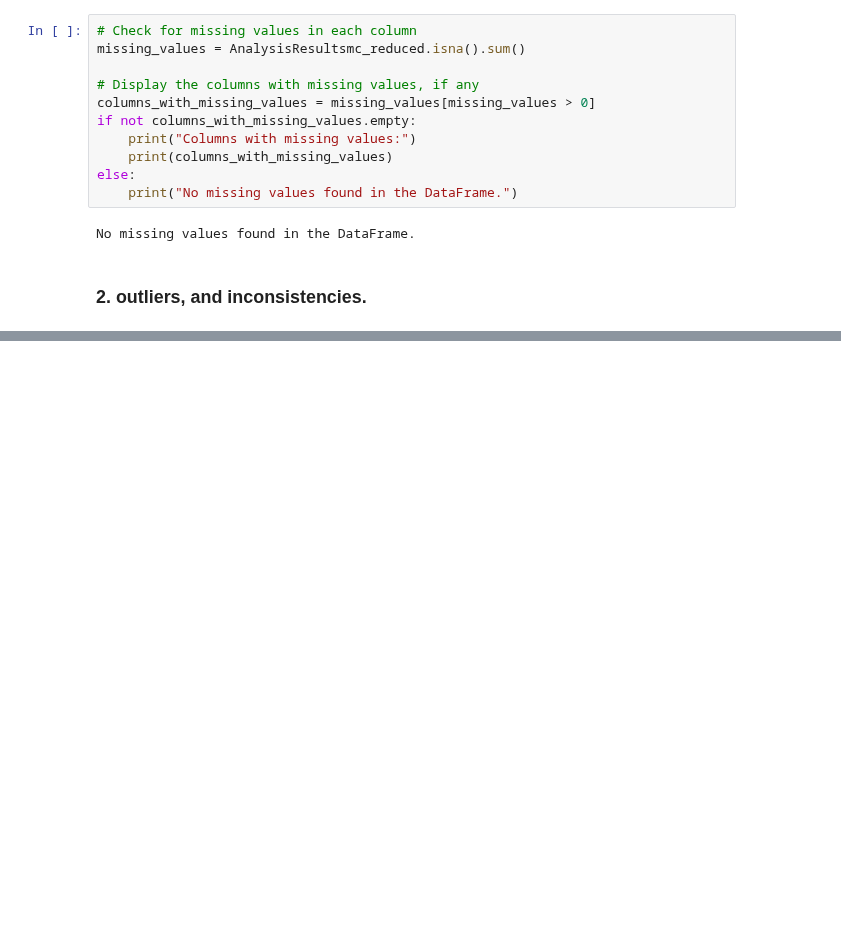
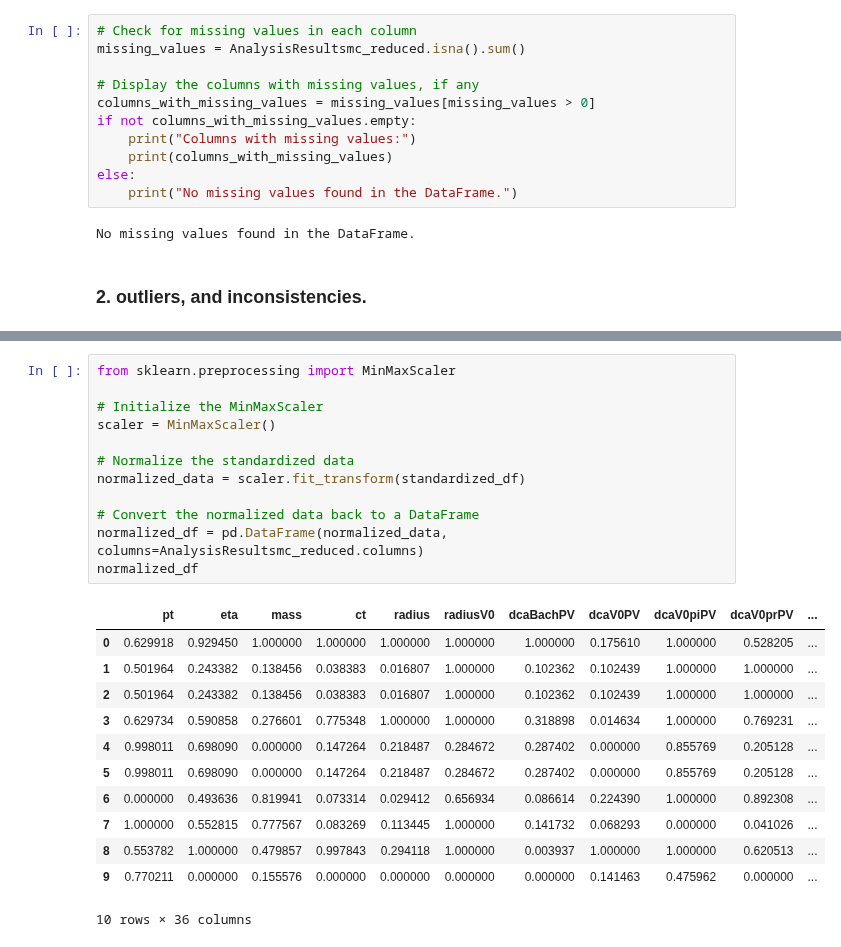
Before and after one commit to robertnesterodhiambo/Advanced_Data_analysis, a Jupyter notebook: OmegaBDT.ipynb, the cells around one changed output, grey strips where cells are left out. Cells and saved outputs as stored; diff of their text form; blank space fills up the shorter version.

```diff
--- a/OmegaBDT.ipynb
+++ b/OmegaBDT.ipynb
@@ -304,0 +326,25 @@ standardized_df
+# %%
+from sklearn.preprocessing import MinMaxScaler
+
+# Initialize the MinMaxScaler
+scaler = MinMaxScaler()
+
+# Normalize the standardized data
+normalized_data = scaler.fit_transform(standardized_df)
+
+# Convert the normalized data back to a DataFrame
+normalized_df = pd.DataFrame(normalized_data, columns=AnalysisResultsmc_reduced.columns)
+normalized_df
+# %% [output]
+|  | pt | eta | mass | ct | radius | radiusV0 | dcaBachPV | dcaV0PV | dcaV0piPV | dcaV0prPV | ... |
+| 0 | 0.629918 | 0.929450 | 1.000000 | 1.000000 | 1.000000 | 1.000000 | 1.000000 | 0.175610 | 1.000000 | 0.528205 | ... |
+| 1 | 0.501964 | 0.243382 | 0.138456 | 0.038383 | 0.016807 | 1.000000 | 0.102362 | 0.102439 | 1.000000 | 1.000000 | ... |
+| 2 | 0.501964 | 0.243382 | 0.138456 | 0.038383 | 0.016807 | 1.000000 | 0.102362 | 0.102439 | 1.000000 | 1.000000 | ... |
+| 3 | 0.629734 | 0.590858 | 0.276601 | 0.775348 | 1.000000 | 1.000000 | 0.318898 | 0.014634 | 1.000000 | 0.769231 | ... |
+| 4 | 0.998011 | 0.698090 | 0.000000 | 0.147264 | 0.218487 | 0.284672 | 0.287402 | 0.000000 | 0.855769 | 0.205128 | ... |
+| 5 | 0.998011 | 0.698090 | 0.000000 | 0.147264 | 0.218487 | 0.284672 | 0.287402 | 0.000000 | 0.855769 | 0.205128 | ... |
+| 6 | 0.000000 | 0.493636 | 0.819941 | 0.073314 | 0.029412 | 0.656934 | 0.086614 | 0.224390 | 1.000000 | 0.892308 | ... |
+| 7 | 1.000000 | 0.552815 | 0.777567 | 0.083269 | 0.113445 | 1.000000 | 0.141732 | 0.068293 | 0.000000 | 0.041026 | ... |
+| 8 | 0.553782 | 1.000000 | 0.479857 | 0.997843 | 0.294118 | 1.000000 | 0.003937 | 1.000000 | 1.000000 | 0.620513 | ... |
+| 9 | 0.770211 | 0.000000 | 0.155576 | 0.000000 | 0.000000 | 0.000000 | 0.000000 | 0.141463 | 0.475962 | 0.000000 | ... |
+10 rows × 36 columns
```
Also changed, not shown: parts of 9 cells of this notebook.
